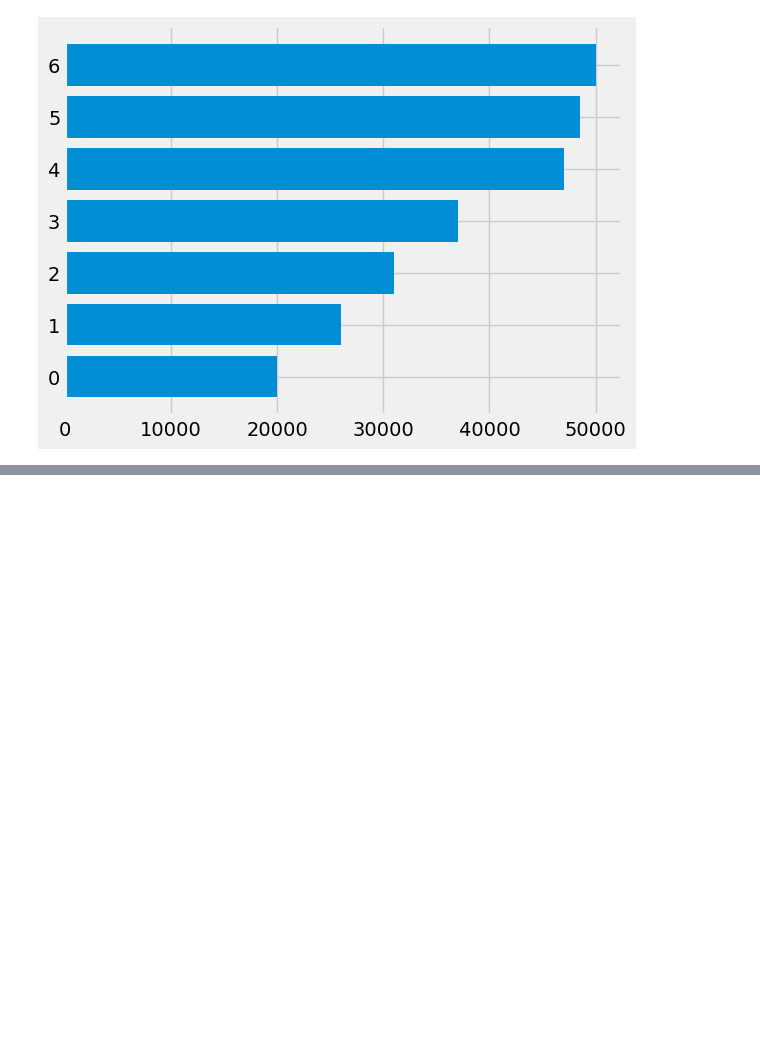
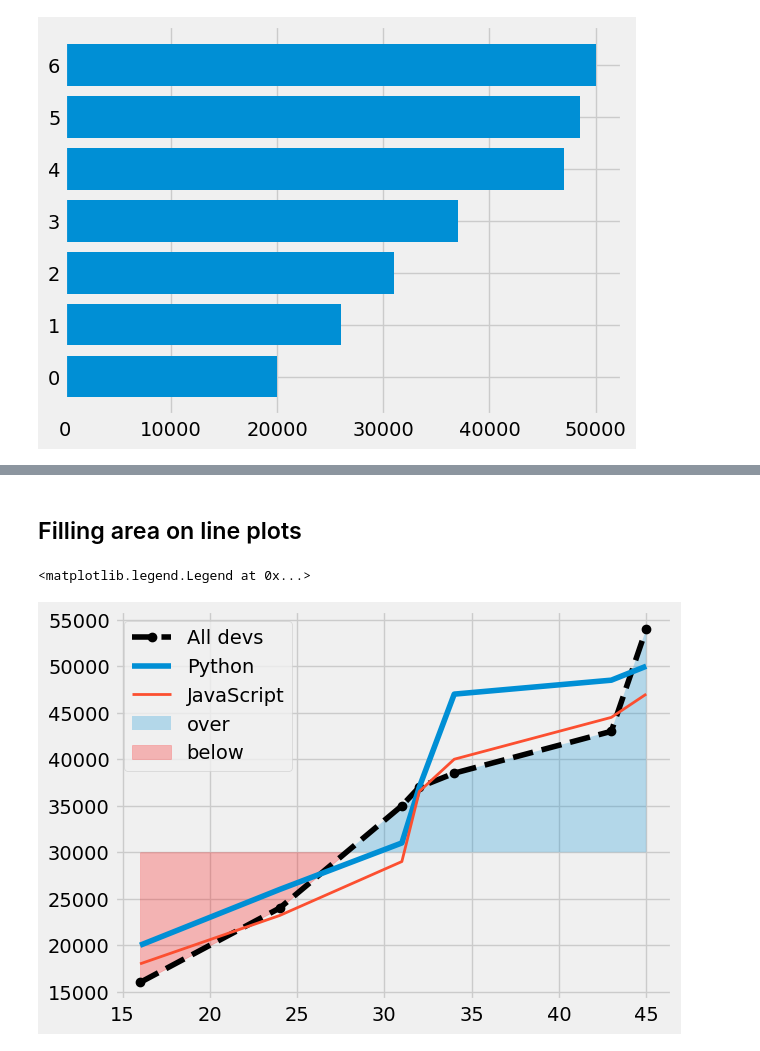
Before and after one commit to 4xel-C/Python-plotting-notes, a Jupyter notebook: MatPlotLib-tutorial.ipynb, the cells around one changed output, grey strips where cells are left out. Cells and saved outputs as stored; diff of their text form; code cells hidden in the pictures; blank space fills up the shorter version.

```diff
--- a/MatPlotLib-tutorial.ipynb
+++ b/MatPlotLib-tutorial.ipynb
@@ -77,0 +121,29 @@ plt.barh(x_indexes, salary_py, label="Python")   #horizontal bar chart
+# %% [markdown]
+## Filling area on line plots
+# %%
+age = [24, 45, 31, 16, 32, 34, 43]
+salary = [24000, 38500, 16000, 37000, 35000, 43000, 54000]
+salary_py = [26000, 48500, 20000, 37000, 31000, 47000, 50000]
+salary_js = [23200, 44500, 18000, 36540, 29000, 40000, 47000]
+age.sort()
+salary.sort()
+salary_py.sort()
+salary_js.sort()
+salary= np.array(salary)
+
+#Draw the plot (possibility to change the format of the line)
+plt.plot(age, salary, color = 'k', linestyle = '--', marker='o', label='All devs')      #possibility to add format string
+plt.plot(age, salary_py, label="Python")  #Add a second line to the graph using the same x-axis, and different values for y.
+plt.plot(age, salary_js, linewidth=2, label="JavaScript")
+
+# plt.fill_between(age, salary )  #will fill between the x axis and the line salary.
+plt.fill_between(age, salary, 30000, alpha=0.25,#will fill between the line salary and 30 000, over the whole x axis. Alpha argument will set the transparency of the fill.
+                 where=(salary > 30000), interpolate=True, label='over' )  #conditional fill : will only fill when the condition is respected (work only with array or df)
+
+plt.fill_between(age, salary, 30000, alpha=0.25,
+                 where=(salary <= 30000), color='red', interpolate=True, label='below' )
+
+plt.legend()
+# %% [output]
+<matplotlib.legend.Legend at 0x...>
+[figure, added]
```
Also changed, not shown: parts of 20 cells of this notebook.
